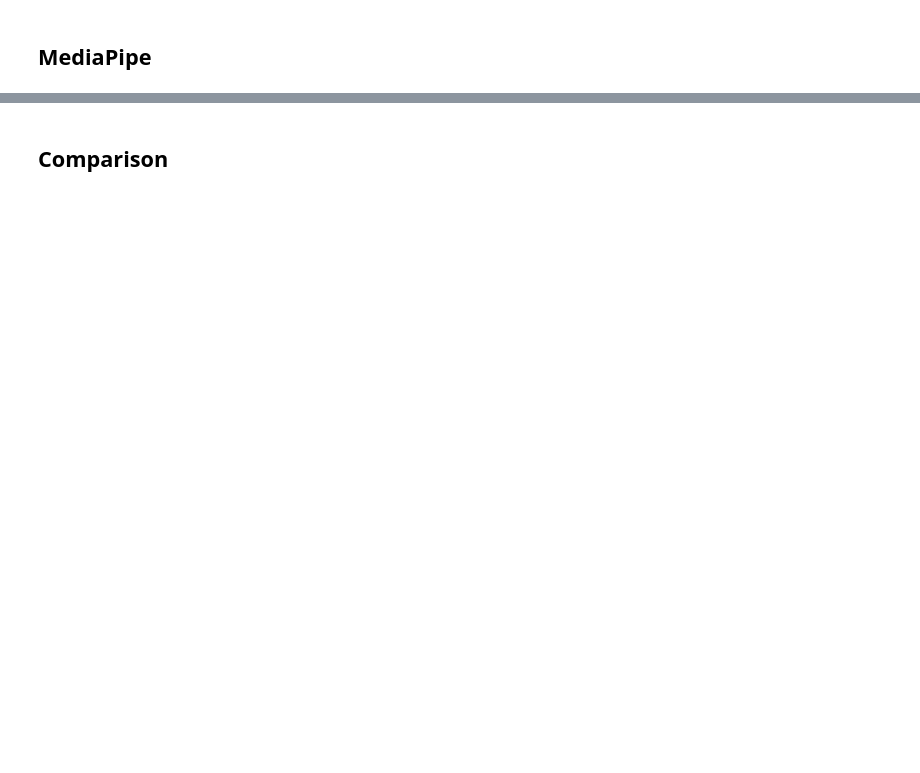
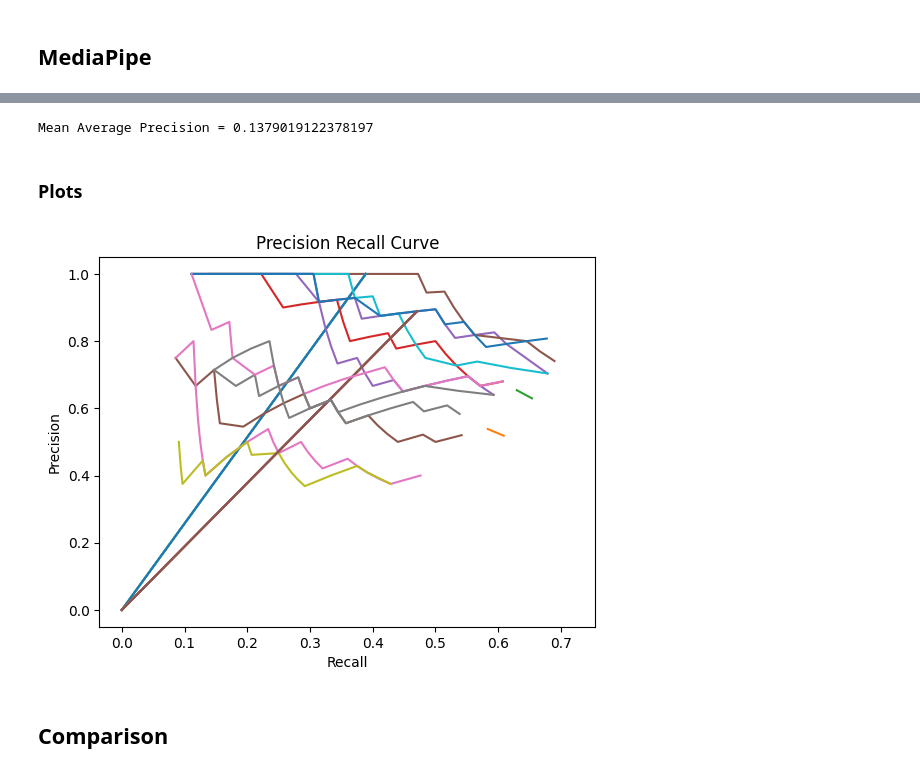
Before and after one commit to tomdec/climbing-technique-detector, a Jupyter notebook: hpe_poc.ipynb, the cells around one changed output, grey strips where cells are left out. Saved outputs shown, nothing was run; the diff lists cells and outputs as text; code cells hidden in the pictures; blank space fills up the shorter version.

```diff
--- a/hpe_poc.ipynb
+++ b/hpe_poc.ipynb
@@ -131,0 +220,4 @@ from src.hpe.mp.plot import plot_mediapipe_average_distances
+# %%
+collector = EstimationCollector()
+# %%
+estimations = collector.collect(name="estimations")
@@ -131,0 +242,6 @@ from src.hpe.mp.plot import plot_mediapipe_average_distances
+# %%
+pnr = calc_precision_and_recall(estimations)
+mAP = calc_mean_average_precision(pnr)
+print(f"Mean Average Precision = {mAP}")
+# %% [output]
+Mean Average Precision = 0.1379019122378197
@@ -132,8 +255,14 @@ from src.hpe.mp.plot import plot_mediapipe_average_distances
+# %% [markdown]
+### Plots
 # %%
 
 plot_mediapipe_average_distances(distances=distances)
 # %%
 plot_mediapipe_average_distances(distances=distances_bgr)
+# %%
+plot_precision_recall_curve(pnr)
+# %% [output]
+[figure, added]
 # %%
 from src.hpe.mp.play import play_with_hpe
 from glob import glob
```
Also changed, not shown: parts of 21 cells of this notebook, 4 other files.
